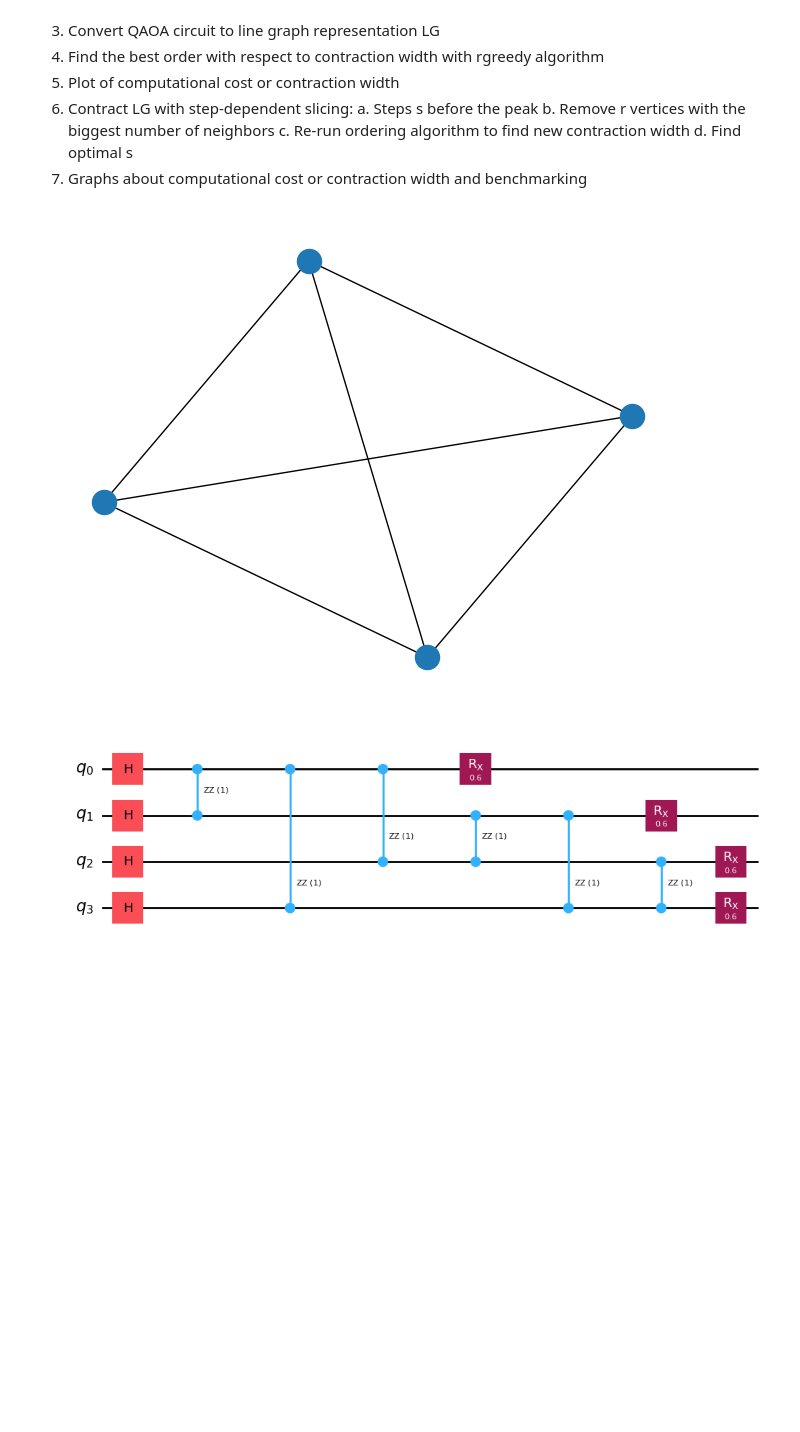
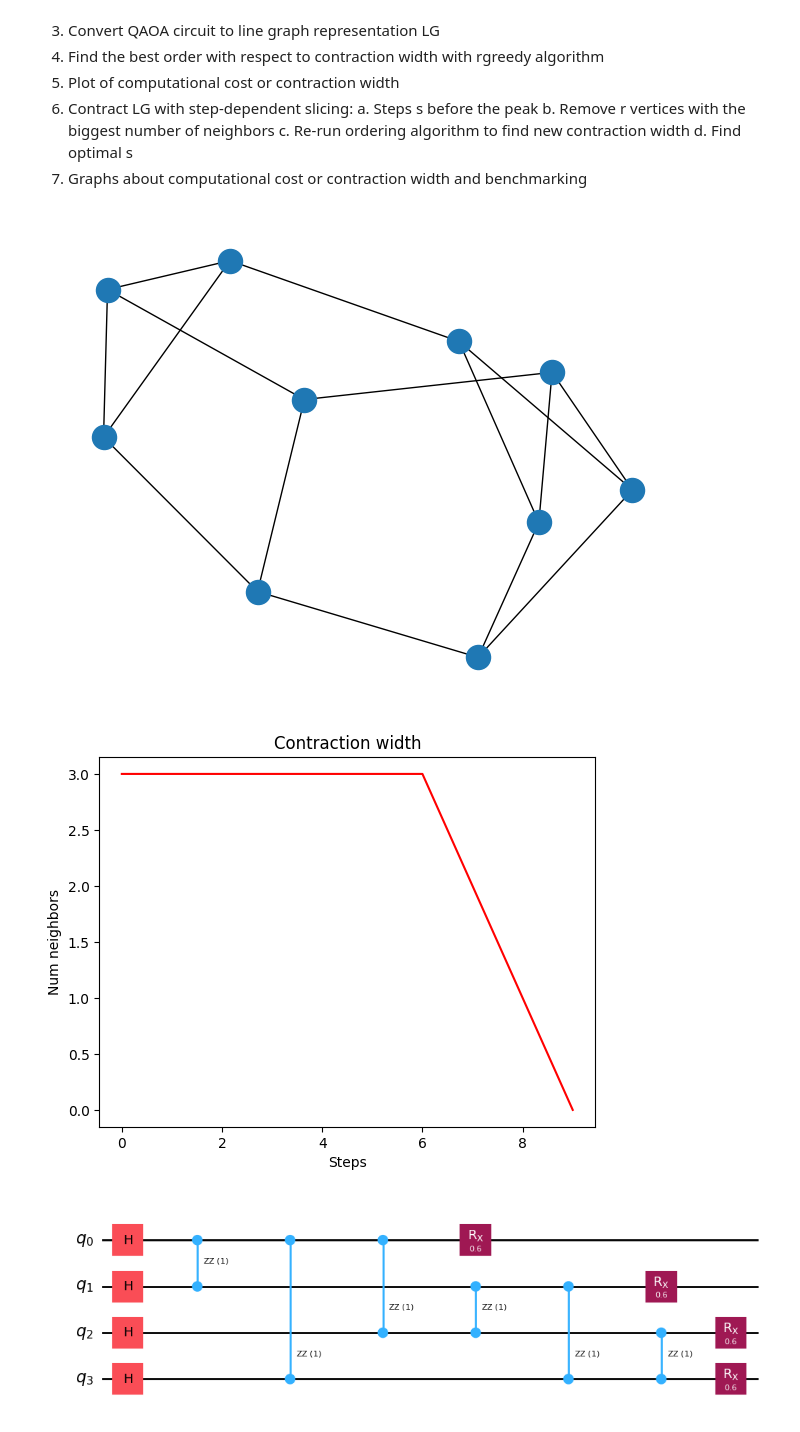
Before and after one commit to richardm1234/stepDependentSlicing_AQC, a Jupyter notebook: demo.ipynb, the cells around one changed output. Cells and saved outputs as stored; diff of their text form; code cells hidden in the pictures; blank space fills up the shorter version.

Commit message:
plotNeighbors and rgreedy also returns the number of neighbors

```diff
--- a/demo.ipynb
+++ b/demo.ipynb
@@ -15,10 +15,13 @@ Execution steps:
 import graph
 import networkx as nx
 # %%
-G = graph.createNodeGraph()
+G = graph.createGraph()
 nx.draw(G)
+order, width, neighbors = graph.rgreedy(G, 0.02, 5)
+graph.plotNeighbors(neighbors)
 # %% [output]
-[figure, old version]
+[figure, new version]
+[figure, added]
 # %%
 circuit = graph.createExampleCircuit(G)
 circuit.draw('mpl')
```
Also changed, not shown: 1 other file.
